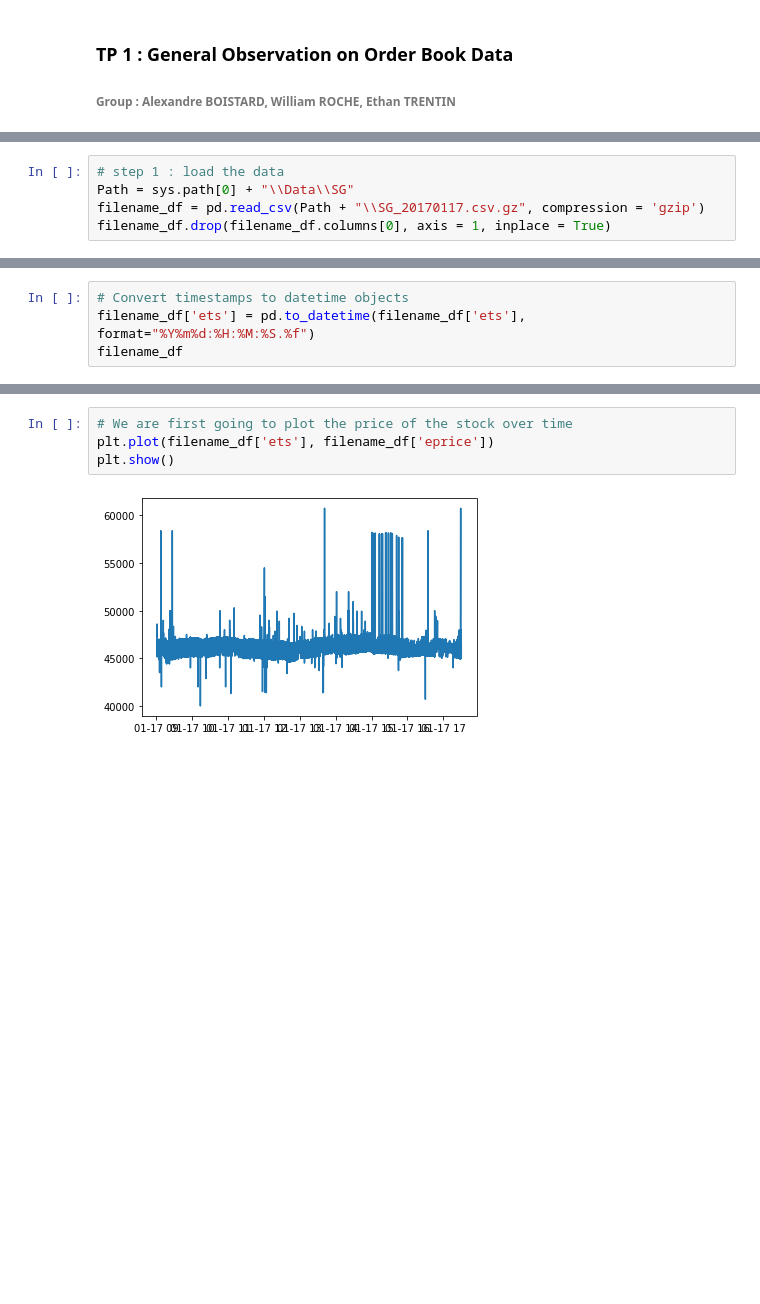
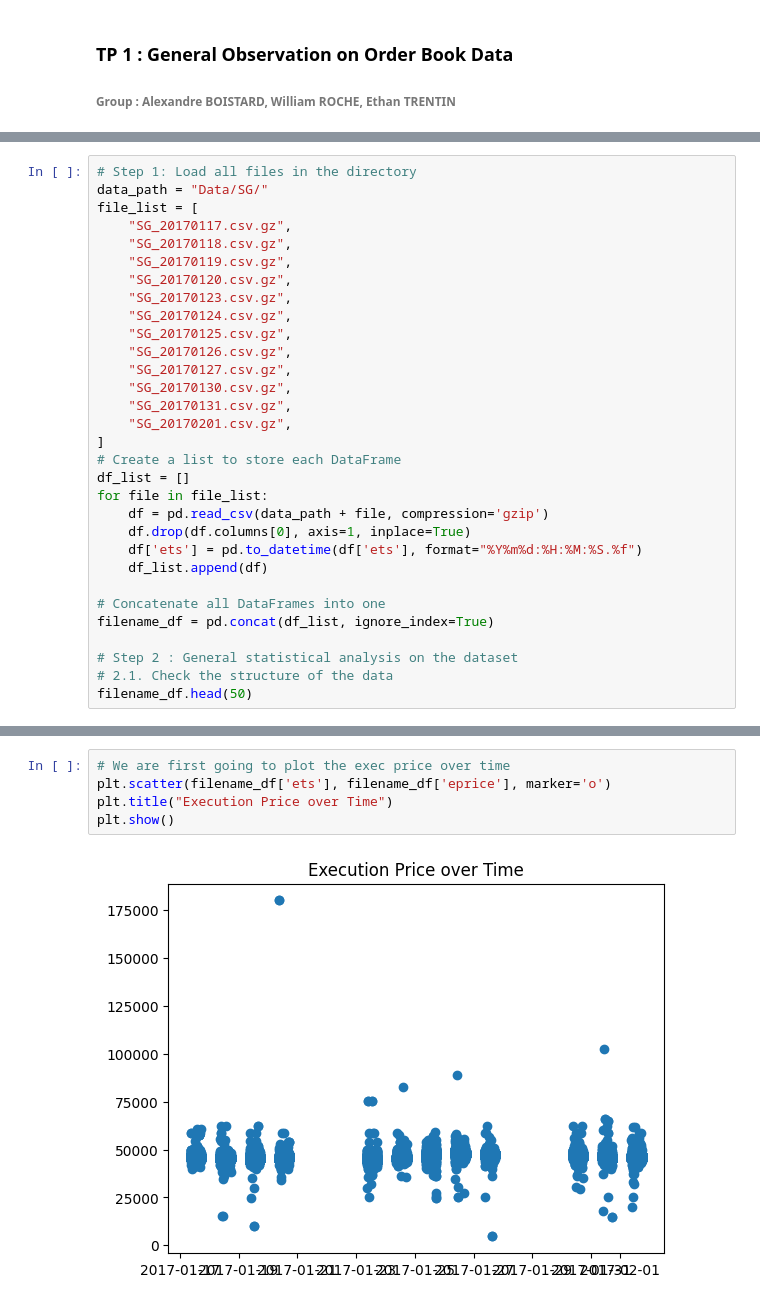
Before and after one commit to ethantrentin/High-Frequency-Data-Limit-Order-Books, a Jupyter notebook: DHF-LAB1-BOISTARD-ROCHE-TRENTIN.ipynb, the cells around one changed output, grey strips where cells are left out. Saved outputs shown, nothing was run; the diff lists cells and outputs as text; blank space fills up the shorter version.

```diff
--- a/DHF-LAB1-BOISTARD-ROCHE-TRENTIN.ipynb
+++ b/DHF-LAB1-BOISTARD-ROCHE-TRENTIN.ipynb
@@ -19,5 +20,31 @@ Question 1 : General statistical analysis on the dataset
 # %%
-# step 1 : load the data
-Path = sys.path[0] + "\\Data\\SG"
-filename_df = pd.read_csv(Path + "\\SG_20170117.csv.gz", compression = 'gzip')
-filename_df.drop(filename_df.columns[0], axis = 1, inplace = True)
+# Step 1: Load all files in the directory
+data_path = "Data/SG/"
+file_list = [
+    "SG_20170117.csv.gz",
+    "SG_20170118.csv.gz",
+    "SG_20170119.csv.gz",
+    "SG_20170120.csv.gz",
+    "SG_20170123.csv.gz",
+    "SG_20170124.csv.gz",
+    "SG_20170125.csv.gz",
+    "SG_20170126.csv.gz",
+    "SG_20170127.csv.gz",
+    "SG_20170130.csv.gz",
+    "SG_20170131.csv.gz",
+    "SG_20170201.csv.gz",
+]
+# Create a list to store each DataFrame
+df_list = []
+for file in file_list:
+    df = pd.read_csv(data_path + file, compression='gzip')
+    df.drop(df.columns[0], axis=1, inplace=True)
+    df['ets'] = pd.to_datetime(df['ets'], format="%Y%m%d:%H:%M:%S.%f")
+    df_list.append(df)
+
+# Concatenate all DataFrames into one
+filename_df = pd.concat(df_list, ignore_index=True)
+
+# Step 2 : General statistical analysis on the dataset
+# 2.1. Check the structure of the data
+filename_df.head(50)
@@ -40,4 +68,0 @@ filename_df
-# %%
-# Convert timestamps to datetime objects
-filename_df['ets'] = pd.to_datetime(filename_df['ets'], format="%Y%m%d:%H:%M:%S.%f")
-filename_df
@@ -58,6 +104,7 @@ filename_df
 # %%
-# We are first going to plot the price of the stock over time
-plt.plot(filename_df['ets'], filename_df['eprice'])
+# We are first going to plot the exec price over time
+plt.scatter(filename_df['ets'], filename_df['eprice'], marker='o')
+plt.title("Execution Price over Time")
 plt.show()
 # %% [output]
-[figure, old version]
+[figure, new version]
```
Also changed, not shown: parts of 11 cells of this notebook.
